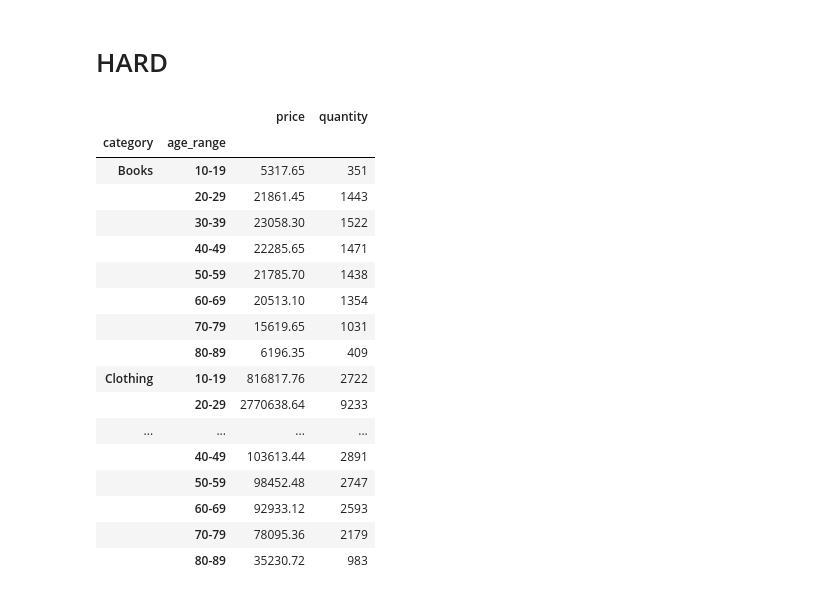
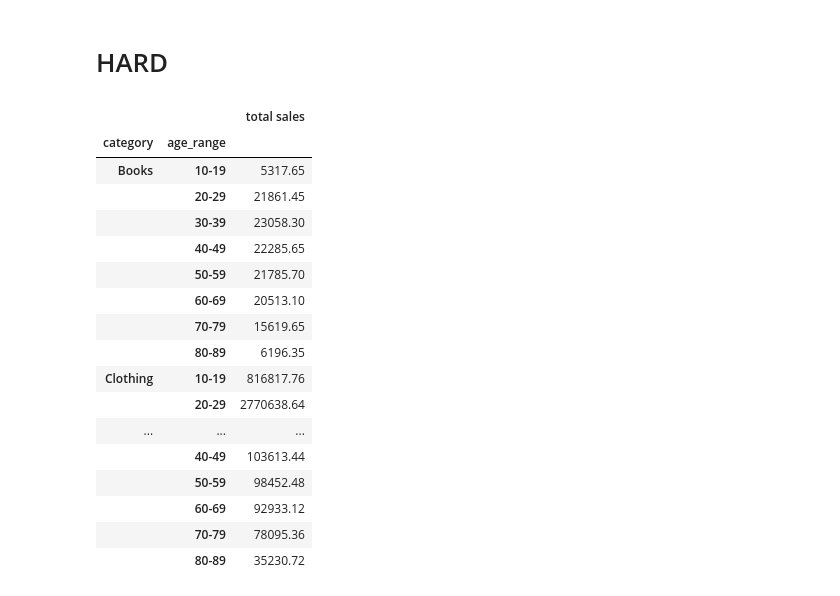
Before and after one commit to danielngo-obf/ITGMT-Homework, a Jupyter notebook: sales-data.ipynb, the cells around one changed output. Saved outputs shown, nothing was run; the diff lists cells and outputs as text; code cells hidden in the pictures.

```diff
--- a/sales-data.ipynb
+++ b/sales-data.ipynb
@@ -197,47 +199,47 @@ As for 2023, the data is not sufficient enough to determine any trend yet.
 # %%
 #1 - pivot table showing breakdown of sales across ff. dimensions:
 #in this order: category, decade age range (e.g., 10-19, 20-29, and so forth)
 
 import numpy as np
 
 df1 = pd.read_csv('fct_invoice.csv')
 df2 = pd.read_json(r"dim_customer.json")
 
 df1_clean = df1[['customer_id', 'category', 'quantity', 'price']].copy()
 
 df1_clean['age'] = df1_clean['customer_id'].map(df2.set_index('id')['age'])
 
 df1_clean_sorted = df1_clean.sort_values(['category', 'age'])
 
 age_ranges = ['10-19', '20-29', '30-39', '40-49', '50-59', '60-69', '70-79', '80-89']
 
 df1_clean_sorted['age_range'] = pd.cut(df1_clean_sorted['age'], bins=[10, 20, 30, 40, 50, 60, 70, 80, 90], labels=age_ranges)
 
 df_grouped = df1_clean_sorted.groupby(['category', 'age_range']).agg({'quantity': 'sum', 'price': 'sum'}).reset_index()
 
-pivot = df_grouped.pivot_table(index=['category','age_range'], values=['quantity','price'], aggfunc='sum')
+pivot = df_grouped.pivot_table(index=['category','age_range'], values=['price'], aggfunc='sum')
 
 pd.set_option('display.max_rows', None)
 
-pivot
+pivot.rename(columns = {'price':'total sales'})
 
 #made with the assistance of ChatGPT
 # %% [output]
-|  |  | price | quantity |
-| category | age_range |  |  |
-| Books | 10-19 | 5317.65 | 351 |
-|  | 20-29 | 21861.45 | 1443 |
-|  | 30-39 | 23058.30 | 1522 |
-|  | 40-49 | 22285.65 | 1471 |
-|  | 50-59 | 21785.70 | 1438 |
-|  | 60-69 | 20513.10 | 1354 |
-|  | 70-79 | 15619.65 | 1031 |
-|  | 80-89 | 6196.35 | 409 |
-| Clothing | 10-19 | 816817.76 | 2722 |
-|  | 20-29 | 2770638.64 | 9233 |
-| ... | ... | ... | ... |
-|  | 40-49 | 103613.44 | 2891 |
-|  | 50-59 | 98452.48 | 2747 |
-|  | 60-69 | 92933.12 | 2593 |
-|  | 70-79 | 78095.36 | 2179 |
-|  | 80-89 | 35230.72 | 983 |
+|  |  | total sales |
+| category | age_range |  |
+| Books | 10-19 | 5317.65 |
+|  | 20-29 | 21861.45 |
+|  | 30-39 | 23058.30 |
+|  | 40-49 | 22285.65 |
+|  | 50-59 | 21785.70 |
+|  | 60-69 | 20513.10 |
+|  | 70-79 | 15619.65 |
+|  | 80-89 | 6196.35 |
+| Clothing | 10-19 | 816817.76 |
+|  | 20-29 | 2770638.64 |
+| ... | ... | ... |
+|  | 40-49 | 103613.44 |
+|  | 50-59 | 98452.48 |
+|  | 60-69 | 92933.12 |
+|  | 70-79 | 78095.36 |
+|  | 80-89 | 35230.72 |
```
Also changed, not shown: parts of 3 cells of this notebook, 2 other files.
